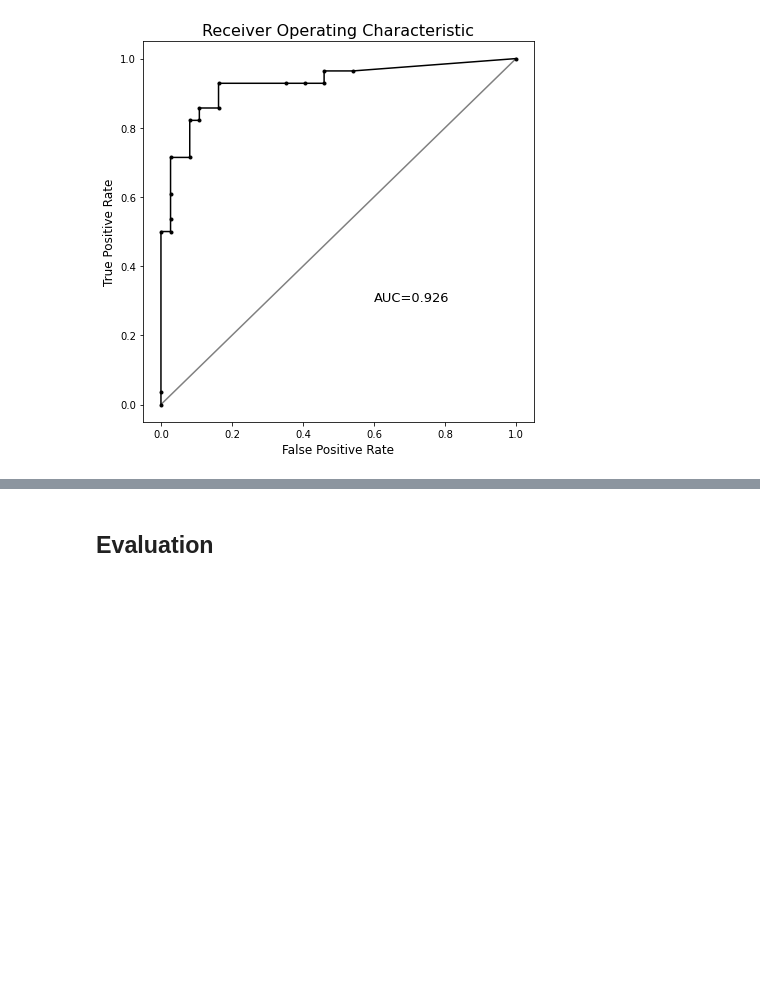
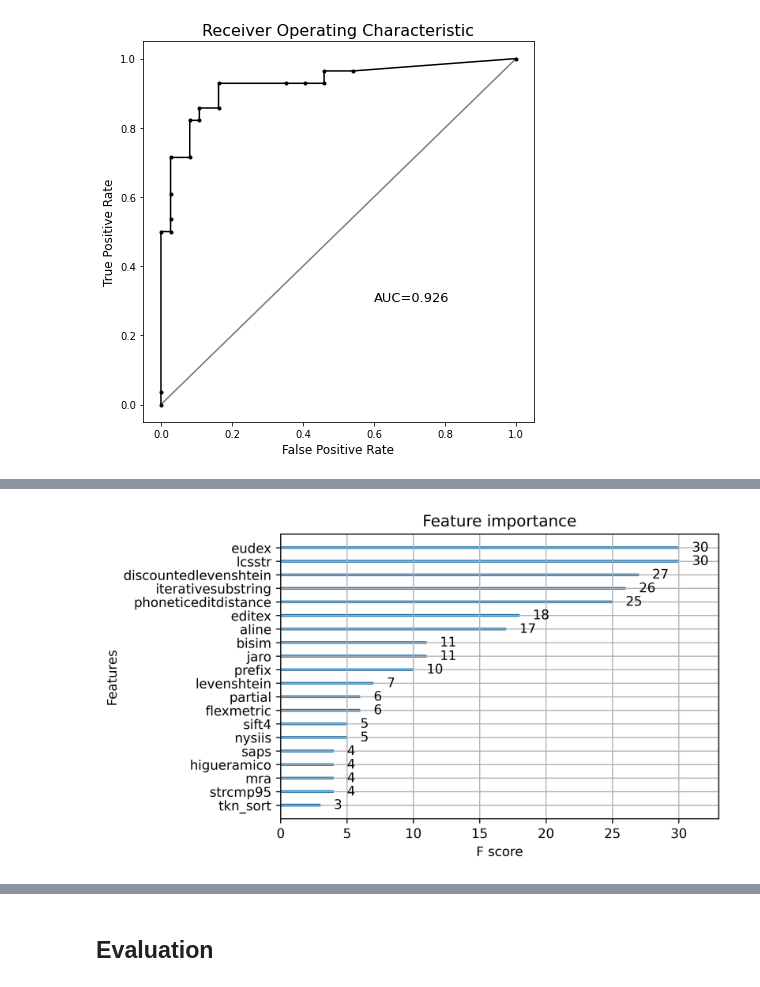
Before and after one commit to nguyens7/InfringeMark, a Jupyter notebook: 01_Modeling.ipynb, the cells around one changed output, grey strips where cells are left out. Drawn from its saved outputs; the diff is of its cells as text; code cells hidden in the pictures; blank space fills up the shorter version.

Commit message:
XGboost and shap plots

```diff
--- a/01_Modeling.ipynb
+++ b/01_Modeling.ipynb
@@ -546,0 +551,13 @@ plt.show()
+# %%
+from sklearn.metrics import auc, accuracy_score, confusion_matrix, mean_squared_error
+from sklearn.model_selection import cross_val_score, GridSearchCV, KFold, RandomizedSearchCV, train_test_split
+
+import xgboost as xgb
+
+y = df.target
+X = df.drop(columns = ['target','predict_proba'])
+
+X_train, X_test, y_train, y_test = train_test_split(X, y, test_size=0.20, random_state=42)
+
+
+X
@@ -546,0 +578,13 @@ plt.show()
+# %%
+D_train = xgb.DMatrix(X_train.drop(['a', 'b', 'TM_A', 'TM_B'], 1), label=y_train)
+D_test = xgb.DMatrix(X_test.drop(['a', 'b', 'TM_A', 'TM_B'], 1), label=y_test)
+# %%
+param = {
+    'eta': 0.3,
+    'max_depth': 3,
+    'objective': 'multi:softprob',
+    'num_class': 3}
+
+steps = 20  # The number of training iterations
+# %%
+xgbmodel = xgb.train(param, D_train, steps)
@@ -546,0 +645,11 @@ plt.show()
+# %%
+from xgboost import plot_importance
+from matplotlib import pyplot
+import matplotlib as mpl
+mpl.rcParams['figure.dpi'] = 300
+%config InlineBackend.figure_format = 'retina'
+
+plot_importance(xgbmodel)
+pyplot.show()
+# %% [output]
+[figure, added]
```
Also changed, not shown: parts of 11 cells of this notebook.
